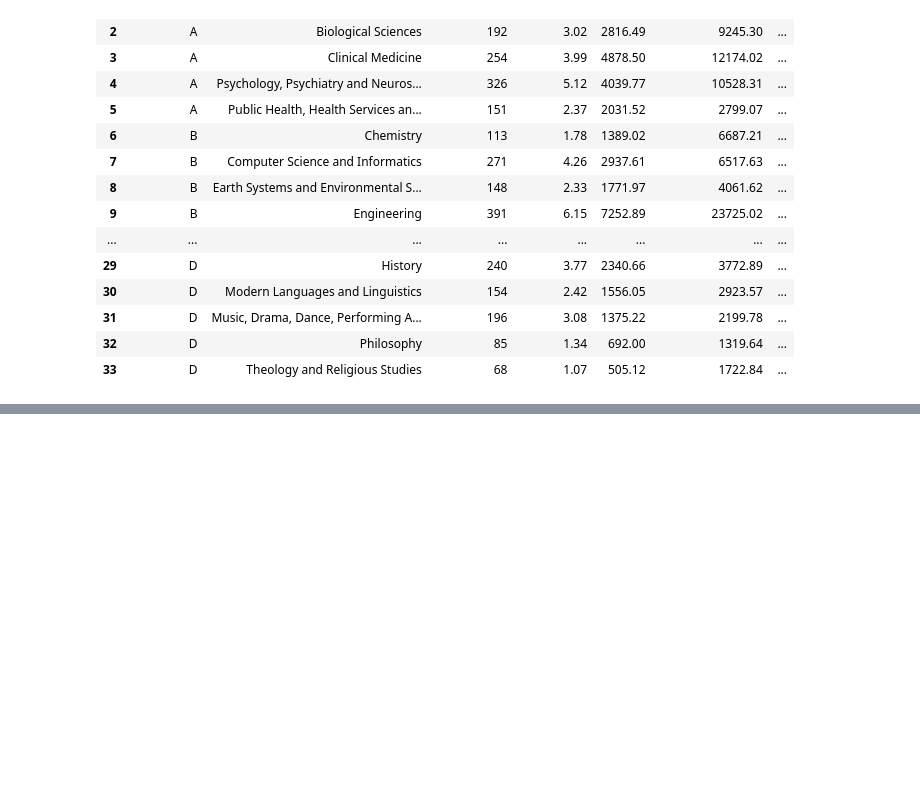
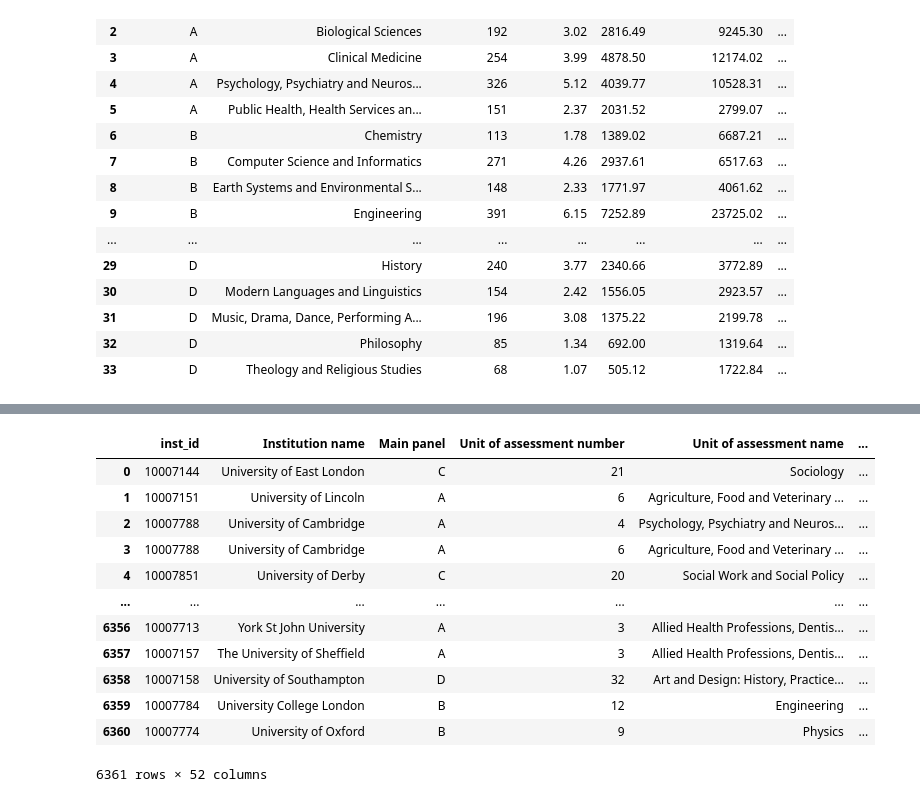
Before and after one commit to OxfordDemSci/ICS_Analysis, a Jupyter notebook: src/analysis/Analysis_Notebook.ipynb, the cells around one changed output, grey strips where cells are left out. Drawn from its saved outputs; the diff is of its cells as text; code cells hidden in the pictures; blank space fills up the shorter version.

```diff
--- a/src/analysis/Analysis_Notebook.ipynb
+++ b/src/analysis/Analysis_Notebook.ipynb
@@ -48,0 +52,16 @@ groupby_plotter(grouper(df, uniq, grp_by, table_path, 'UOA_groupby.csv'),
+# %%
+df
+# %% [output]
+|  | inst_id | Institution name | Main panel | Unit of assessment number | Unit of assessment name | ... |
+| 0 | 10007144 | University of East London | C | 21 | Sociology | ... |
+| 1 | 10007151 | University of Lincoln | A | 6 | Agriculture, Food and Veterinary ... | ... |
+| 2 | 10007788 | University of Cambridge | A | 4 | Psychology, Psychiatry and Neuros... | ... |
+| 3 | 10007788 | University of Cambridge | A | 6 | Agriculture, Food and Veterinary ... | ... |
+| 4 | 10007851 | University of Derby | C | 20 | Social Work and Social Policy | ... |
+| ... | ... | ... | ... | ... | ... | ... |
+| 6356 | 10007713 | York St John University | A | 3 | Allied Health Professions, Dentis... | ... |
+| 6357 | 10007157 | The University of Sheffield | A | 3 | Allied Health Professions, Dentis... | ... |
+| 6358 | 10007158 | University of Southampton | D | 32 | Art and Design: History, Practice... | ... |
+| 6359 | 10007784 | University College London | B | 12 | Engineering | ... |
+| 6360 | 10007774 | University of Oxford | B | 9 | Physics | ... |
+6361 rows × 52 columns
```
Also changed, not shown: parts of 4 cells of this notebook, 1 other file.
